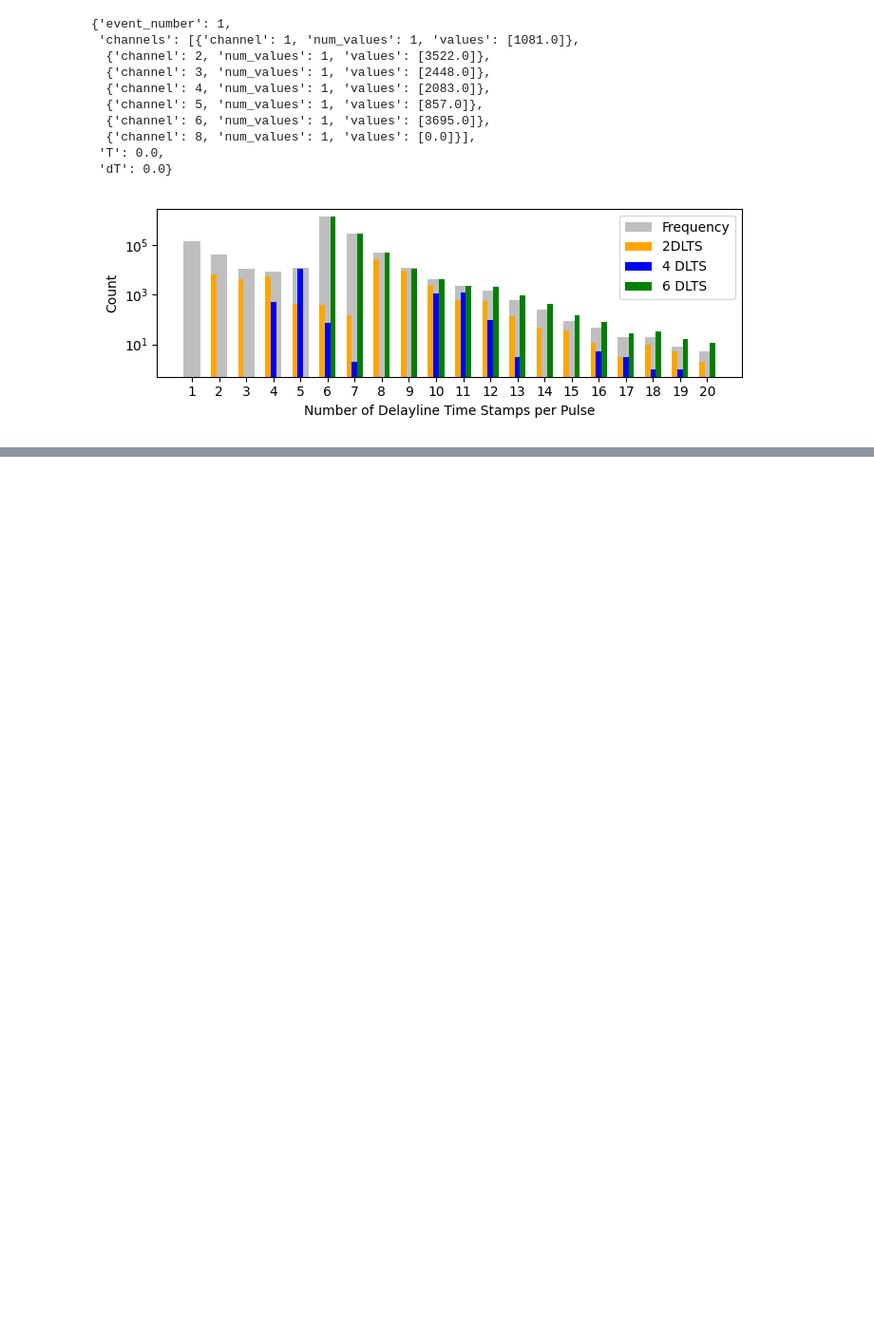
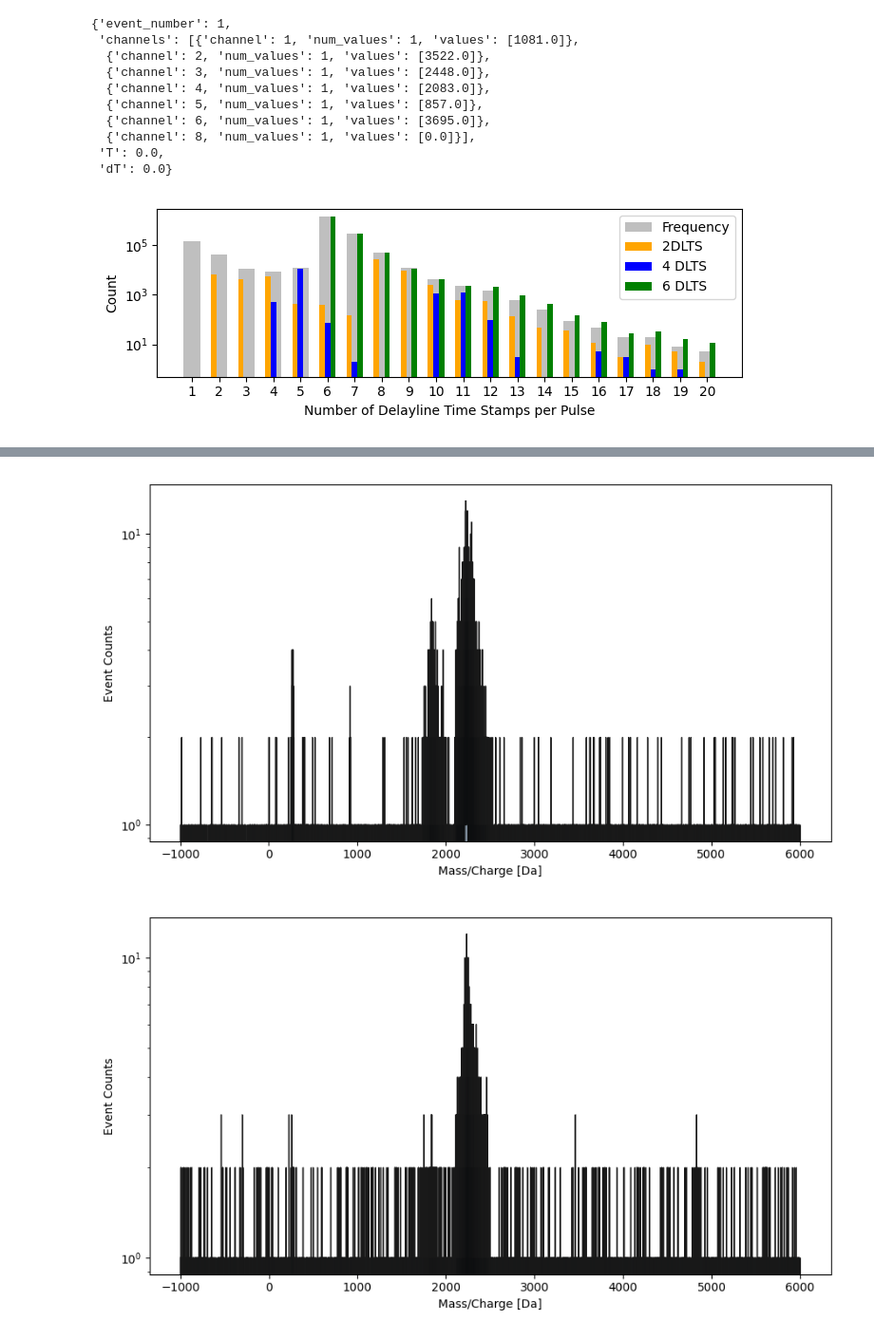
Before and after one commit to mmonajem/pyoxcart, a Jupyter notebook: pyccapt/calibration/tutorials/jupyter_files/raw_data_analysis_roentdek.ipynb, the cells around one changed output, grey strips where cells are left out. Shown at 95% size. Saved outputs shown, nothing was run; the diff lists cells and outputs as text; code cells hidden in the pictures; blank space fills up the shorter version.

```diff
--- a/pyccapt/calibration/tutorials/jupyter_files/raw_data_analysis_roentdek.ipynb
+++ b/pyccapt/calibration/tutorials/jupyter_files/raw_data_analysis_roentdek.ipynb
@@ -21,6 +21,7 @@ from pyccapt.calibration.reconstructions import sdm, rdf
 path = 'D:/pyccapt/tests/data/physics_experiment/raw_data_204_Feb-01-2024_11-51_Constant_power_'
 filename = path + '/data_204_Feb-01-2024_11-51_Constant_power_W.h5'
 raw_filename = path + '/data_204_Feb-01-2024_11-51_Constant_power_W_raw_ns.txt'
+processed_filename = path + '/data_204_Feb-01-2024_11-51_Constant_power_W.txt'
 # filename = 'D:/pyccapt/tests/data/1891_Jul-05-2024_12-10_Al_test_50um_1.h5'
 # filename = 'C:/Users/mehrp/PycharmProjects/pyccapt/tests/data/data_1642_Aug-30-2023_16-05_Al_test4.h5'
 df_dld = data_loadcrop.fetch_dataset_from_dld_grp(filename, extract_mode='dld')
@@ -160,44 +167,56 @@ def length_count(events):
                 ch6 = num_values
 
         total_values = ch1 + ch2 + ch3 + ch4 + ch5 + ch6
+        dlts_value = []
+
         if total_values == 1:
             channel_lengths_invalid[total_values] += 1
         elif total_values == 2:
             if (ch1 == 1 and ch2 == 1) or (ch3 == 1 and ch4 == 1) or (ch5 == 1 and ch6 == 1):
                 channel_lengths_event_valid_2dld[total_values] += 1
+                dlts_value.append(2)
             else:
                 channel_lengths_invalid[total_values] += 1
         elif total_values == 3:
             if (ch1 == 1 and ch2 == 1) or (ch3 == 1 and ch4 == 1) or (ch5 == 1 and ch6 == 1):
                 channel_lengths_event_valid_2dld[total_values] += 1
+                dlts_value.append(2)
             else:
                 channel_lengths_invalid[total_values] += 1
         elif total_values == 4:
             if ((ch1 == 1 and ch2 == 1) and (ch3 == 1 and ch4 == 1)) or ((ch1 == 1 and ch2 == 1) and (ch5 == 1 and ch6 == 1)) or ((ch3 == 1 and ch4 == 1) and (ch5 == 1 and ch6 == 1)):
                 channel_lengths_event_valid_4dld[total_values] += 1
+                dlts_value.append(4)
             elif (ch1 == 1 and ch2 == 1) or (ch3 == 1 and ch4 == 1) or (ch5 == 1 and ch6 == 1):
                 channel_lengths_event_valid_2dld[total_values] += 1
+                dlts_value.append(2)
             else:
                 channel_lengths_invalid[total_values] += 1
         elif total_values == 5:
             if ((ch1 == 1 and ch2 == 1) and (ch3 == 1 and ch4 == 1)) or ((ch1 == 1 and ch2 == 1) and (ch5 == 1 and ch6 == 1)) or ((ch3 == 1 and ch4 == 1) and (ch5 == 1 and ch6 == 1)):
                 channel_lengths_event_valid_4dld[total_values] += 1
+                dlts_value.append(4)
             elif (ch1 == 1 and ch2 == 1) or (ch3 == 1 and ch4 == 1) or (ch5 == 1 and ch6 == 1):
                 channel_lengths_event_valid_2dld[total_values] += 1
+                dlts_value.append(2)
             else:
                 channel_lengths_invalid[total_values] += 1
         elif total_values == 6:
             if ch1 == 1 and ch2 == 1 and ch3 == 1 and ch4 == 1 and ch5 == 1 and ch6 == 1:
                 channel_lengths_event_valid_6dld[total_values] += 1
+                dlts_value.append(6)
             elif ((ch1 == 1 and ch2 == 1) and (ch3 == 1 and ch4 == 1)) or ((ch1 == 1 and ch2 == 1) and (ch5 == 1 and ch6 == 1)) or ((ch3 == 1 and ch4 == 1) and (ch5 == 1 and ch6 == 1)):
                 channel_lengths_event_valid_4dld[total_values] += 1
+                dlts_value.append(4)
             elif (ch1 == 1 and ch2 == 1) or (ch3 == 1 and ch4 == 1) or (ch5 == 1 and ch6 == 1):
                 channel_lengths_event_valid_2dld[total_values] += 1
+                dlts_value.append(2)
             else:
                 channel_lengths_invalid[total_values] += 1
         elif 7 <= total_values <= 11:
             if ch1 >= 1 and ch2 >= 1 and ch3 >= 1 and ch4 >= 1 and ch5 >= 1 and ch6 >= 1:
                 channel_lengths_event_valid_6dld[total_values] += 1
+                dlts_value.append(6)
                 ch1 -= 1
                 ch2 -= 1
                 ch3 -= 1
@@ -206,13 +225,16 @@ def length_count(events):
                 ch6 -= 1
             if ((ch1 == 1 and ch2 == 1) and (ch3 == 1 and ch4 == 1)) or ((ch1 == 1 and ch2 == 1) and (ch5 == 1 and ch6 == 1)) or ((ch3 == 1 and ch4 == 1) and (ch5 == 1 and ch6 == 1)):
                 channel_lengths_event_valid_4dld[total_values] += 1
+                dlts_value.append(4)
             elif (ch1 == 1 and ch2 == 1) or (ch3 == 1 and ch4 == 1) or (ch5 == 1 and ch6 == 1):
                 channel_lengths_event_valid_2dld[total_values] += 1
+                dlts_value.append(2)
             else:
                 channel_lengths_invalid[total_values] += 1
         elif 12 <= total_values <= 17:
             if ch1 >= 1 and ch2 >= 1 and ch3 >= 1 and ch4 >= 1 and ch5 >= 1 and ch6 >= 1:
                 channel_lengths_event_valid_6dld[total_values] += 1
+                dlts_value.append(6)
                 ch1 -= 1
                 ch2 -= 1
                 ch3 -= 1
@@ -221,6 +243,7 @@ def length_count(events):
                 ch6 -= 1
             if ch1 >= 1 and ch2 >= 1 and ch3 >= 1 and ch4 >= 1 and ch5 >= 1 and ch6 >= 1:
                 channel_lengths_event_valid_6dld[total_values] += 1
+                dlts_value.append(6)
                 ch1 -= 1
                 ch2 -= 1
                 ch3 -= 1
@@ -229,13 +252,16 @@ def length_count(events):
                 ch6 -= 1
             if ((ch1 == 1 and ch2 == 1) and (ch3 == 1 and ch4 == 1)) or ((ch1 == 1 and ch2 == 1) and (ch5 == 1 and ch6 == 1)) or ((ch3 == 1 and ch4 == 1) and (ch5 == 1 and ch6 == 1)):
                 channel_lengths_event_valid_4dld[total_values] += 1
+                dlts_value.append(4)
             elif (ch1 == 1 and ch2 == 1) or (ch3 == 1 and ch4 == 1) or (ch5 == 1 and ch6 == 1):
                 channel_lengths_event_valid_2dld[total_values] += 1
+                dlts_value.append(2)
             else:
                 channel_lengths_invalid[total_values] += 1
         elif 18 <= total_values <= 20:
             if ch1 >= 1 and ch2 >= 1 and ch3 >= 1 and ch4 >= 1 and ch5 >= 1 and ch6 >= 1:
                 channel_lengths_event_valid_6dld[total_values] += 1
+                dlts_value.append(6)
                 ch1 -= 1
                 ch2 -= 1
                 ch3 -= 1
@@ -244,6 +270,7 @@ def length_count(events):
                 ch6 -= 1
             if ch1 >= 1 and ch2 >= 1 and ch3 >= 1 and ch4 >= 1 and ch5 >= 1 and ch6 >= 1:
                 channel_lengths_event_valid_6dld[total_values] += 1
+                dlts_value.append(6)
                 ch1 -= 1
                 ch2 -= 1
                 ch3 -= 1
@@ -252,6 +279,7 @@ def length_count(events):
                 ch6 -= 1
             if ch1 >= 1 and ch2 >= 1 and ch3 >= 1 and ch4 >= 1 and ch5 >= 1 and ch6 >= 1:
                 channel_lengths_event_valid_6dld[total_values] += 1
+                dlts_value.append(6)
                 ch1 -= 1
                 ch2 -= 1
                 ch3 -= 1
@@ -260,16 +288,23 @@ def length_count(events):
                 ch6 -= 1
             if ((ch1 == 1 and ch2 == 1) and (ch3 == 1 and ch4 == 1)) or ((ch1 == 1 and ch2 == 1) and (ch5 == 1 and ch6 == 1)) or ((ch3 == 1 and ch4 == 1) and (ch5 == 1 and ch6 == 1)):
                 channel_lengths_event_valid_4dld[total_values] += 1
+                dlts_value.append(4)
             elif (ch1 == 1 and ch2 == 1) or (ch3 == 1 and ch4 == 1) or (ch5 == 1 and ch6 == 1):
                 channel_lengths_event_valid_2dld[total_values] += 1
+                dlts_value.append(2)
             else:
                 channel_lengths_invalid[total_values] += 1
 
         if total_values != 0:
             channel_lengths[total_values] += 1
 
+        # Add dlts_value to the event
+        event['dlts'] = dlts_value
+
+    return events
+
 # Example usage:
-length_count(events)
+events_dlts = length_count(events)
 
 # Plotting
 bins = np.arange(1, 500)
@@ -311,0 +457,15 @@ plt.show()
+# %%
+t_2dlts = np.array(t_2dlts)
+tof_plot = AptHistPlotter(t_2dlts[t_2dlts<10000])
+y_hist, x_hist = tof_plot.plot_histogram()
+
+t_4dlts = np.array(t_4dlts)
+tof_plot = AptHistPlotter(t_4dlts[t_4dlts<10000])
+y_hist, x_hist = tof_plot.plot_histogram()
+
+t_6dlts = np.array(t_6dlts)
+tof_plot = AptHistPlotter(t_6dlts[t_6dlts<10000])
+y_hist, x_hist = tof_plot.plot_histogram()
+# %% [output]
+[figure, added]
+[figure, added]
```
Also changed, not shown: parts of 7 cells of this notebook, 12 other files.
